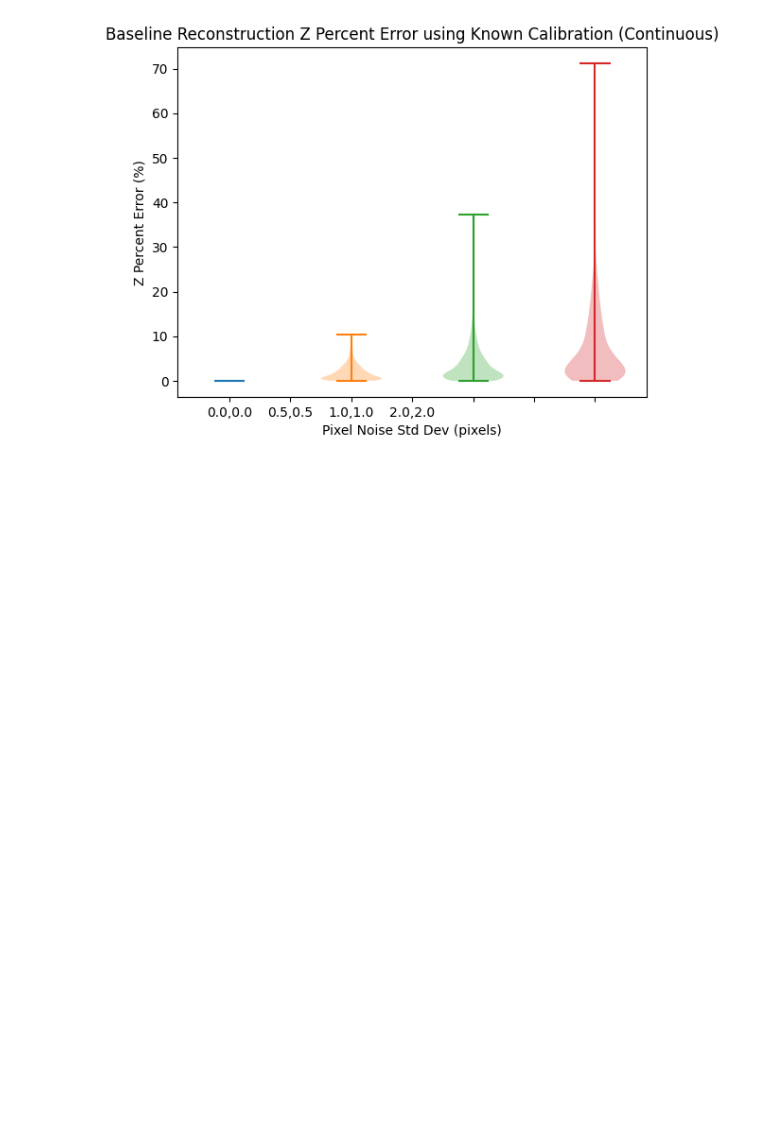
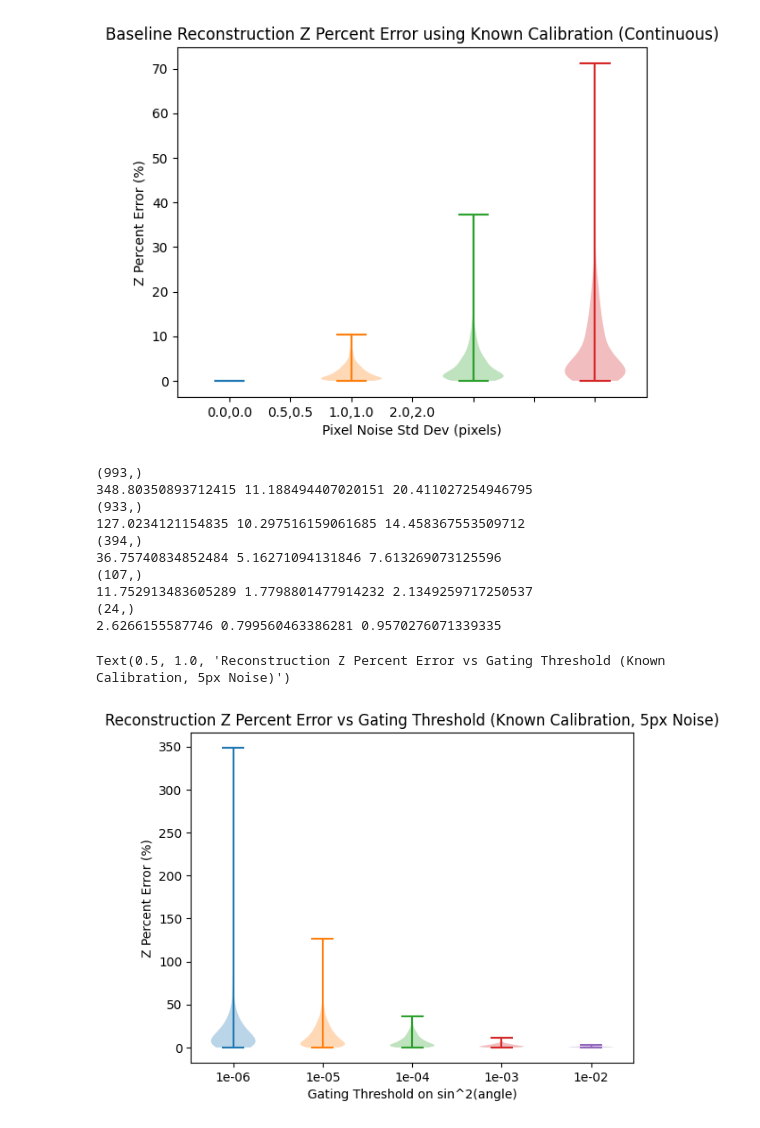
Before and after one commit to UCSD-E4E/imwut_2026_fishsense_lite, a Jupyter notebook: reconstruction_analysis/known_calibration_2d_corrections.ipynb, the cells around one changed output. Drawn from its saved outputs; the diff is of its cells as text; code cells hidden in the pictures; blank space fills up the shorter version.

```diff
--- a/reconstruction_analysis/known_calibration_2d_corrections.ipynb
+++ b/reconstruction_analysis/known_calibration_2d_corrections.ipynb
@@ -154,7 +154,7 @@ for idx, (x_std, y_std) in enumerate(stds):
     s_corrected = np.tile(A.flatten(), (C.shape[1], 1)).T + AD
     s_corrected[2, :] = 1.0
 
-    p_reconstructed = reconstruct_points(s_corrected, inverted_camera_intrinsics, laser_position, laser_direction)
+    p_reconstructed, _ = reconstruct_points(s_corrected, inverted_camera_intrinsics, laser_position, laser_direction)
 
     z_error = np.abs(p_reconstructed[2, :] - p[2, :]) / p[2, :] * 100
     z_errors_by_stds.append(((x_std, y_std), z_error))
@@ -193,3 +193,59 @@ ax.set_ylabel("Z Percent Error (%)")
 # %% [output]
 Text(0, 0.5, 'Z Percent Error (%)')
 [figure]
+# %%
+np.random.seed(0)
+fig, ax = plt.subplots()
+
+(x_std, y_std), _ = z_errors_by_stds[5]
+
+s_noisy = s.copy()
+s_noisy[0, :] += np.random.normal(0, x_std, s.shape[1])
+s_noisy[1, :] += np.random.normal(0, y_std, s.shape[1])
+
+A = np.zeros((3, 1))
+A[0, 0] = x_samples[0]
+A[1, 0] = y_samples[0]
+
+B = np.zeros((3, 1))
+B[0, 0] = x_samples[-1]
+B[1, 0] = y_samples[-1]
+
+C = s_noisy
+
+AB = B - A
+AC = C - np.tile(A.flatten(), (C.shape[1], 1)).T
+AB = np.tile(AB.flatten(), (C.shape[1], 1)).T
+
+AD = AB * (np.einsum('ij,ij->j', AB, AC) / np.einsum('ij,ij->j', AB, AB))[np.newaxis, :]
+s_corrected = np.tile(A.flatten(), (C.shape[1], 1)).T + AD
+s_corrected[2, :] = 1.0
+
+p_reconstructed, denom = reconstruct_points(s_corrected, inverted_camera_intrinsics, laser_position, laser_direction)
+
+for idx, denom_thresh in enumerate([1e-6, 1e-5, 1e-4, 1e-3, 1e-2]):
+    filtered = np.where(denom > denom_thresh)[0]
+    print(filtered.shape)
+    z_error = np.abs(p_reconstructed[2, filtered] - p[2, filtered]) / p[2, filtered] * 100
+
+    print(np.max(z_error), np.median(z_error), np.mean(z_error))
+
+    ax.violinplot(z_error, positions=[idx])
+
+ax.set_xticklabels([""] + [f"{denom_thresh:.0e}" for denom_thresh in [1e-6, 1e-5, 1e-4, 1e-3, 1e-2]])
+ax.set_ylabel("Z Percent Error (%)")
+ax.set_xlabel("Gating Threshold on sin^2(angle)")
+ax.set_title("Reconstruction Z Percent Error vs Gating Threshold (Known Calibration, 5px Noise)")
+# %% [output]
+(993,)
+348.80350893712415 11.188494407020151 20.411027254946795
+(933,)
+127.0234121154835 10.297516159061685 14.458367553509712
+(394,)
+36.75740834852484 5.16271094131846 7.613269073125596
+(107,)
+11.752913483605289 1.7798801477914232 2.1349259717250537
+(24,)
+2.6266155587746 0.799560463386281 0.9570276071339335
+Text(0.5, 1.0, 'Reconstruction Z Percent Error vs Gating Threshold (Known Calibration, 5px Noise)')
+[figure, added]
```
Also changed, not shown: 9 other files.
